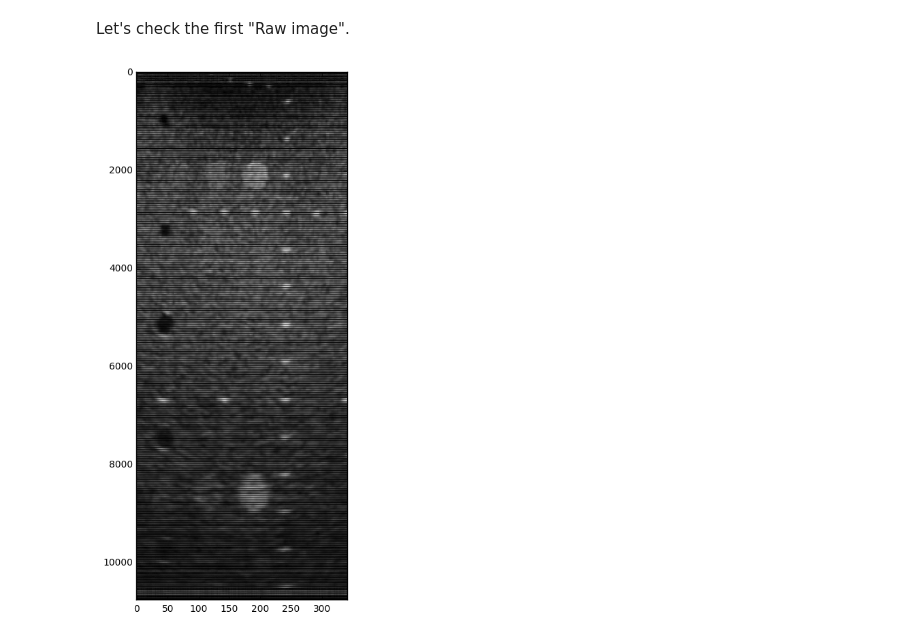
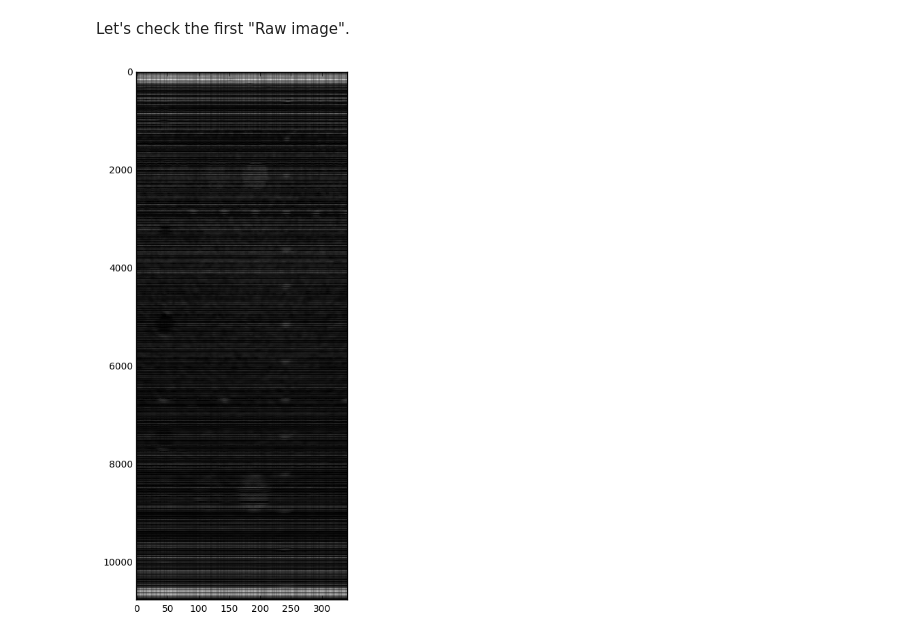
Before and after one commit to echopen/PRJ-medtec_sigproc, a Jupyter notebook: SigProc_101/SigProc-101-pimped.ipynb, the cells around one changed output. Drawn from its saved outputs; the diff is of its cells as text; code cells hidden in the pictures.

Commit message:
Adding noised images

```diff
--- a/SigProc_101/SigProc-101-pimped.ipynb
+++ b/SigProc_101/SigProc-101-pimped.ipynb
@@ -365,7 +365,7 @@ NoisedImages = []
 for k in range(len(FactorNoiseSignal)):
 
     NoisedImage = []
-    NbLines = imageToPlot.shape[1]
+    NbLines = rawSignal.shape[1]
     for i in range(NbLines):
             line = rawSignal[:, i]
             NoisedImage.append( (np.fft.ifft(np.fft.fft(line)+(FactorNoiseSignal[k]*(1+RandomFactor*random.randint(-10000,10000)/10000.0))*NoisedSignal)) )
@@ -374,4 +374,5 @@ for k in range(len(FactorNoiseSignal)):
         for j in range(100):
             NoisedImage[i][j]= j*NoisedImage[i][j]/(100.0)
             NoisedImage[i][-j]= j*NoisedImage[i][-j]/(100.0)
+    np.savez_compressed('files/noisedimages-'+str(FactorNoiseSignal[k])+'.npz', NoisedImage=NoisedImage, FactorNoiseSignal=FactorNoiseSignal[k])
     NoisedImages.append(NoisedImage)
@@ -380,9 +379,9 @@ np.savez_compressed('noisedimages.npz', NoisedImages=NoisedImages, FactorNoiseSi
 # %%
-imageToPlot = np.transpose(np.abs(NoisedImages[0]))
+imageToPlot = np.transpose(np.abs(NoisedImages[3]))
 plt.figure(figsize=(4, 10))
 plt.gray()
 plt.imshow(imageToPlot.reshape(imageToPlot.shape), aspect='auto')
 plt.show()
 # %% [output]
-[figure, old version]
+[figure, new version]
 # %%
```
Also changed, not shown: parts of 6 cells of this notebook, 1 other file.
